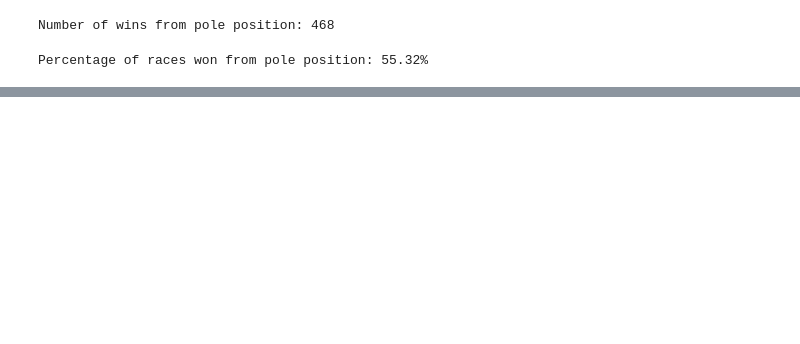
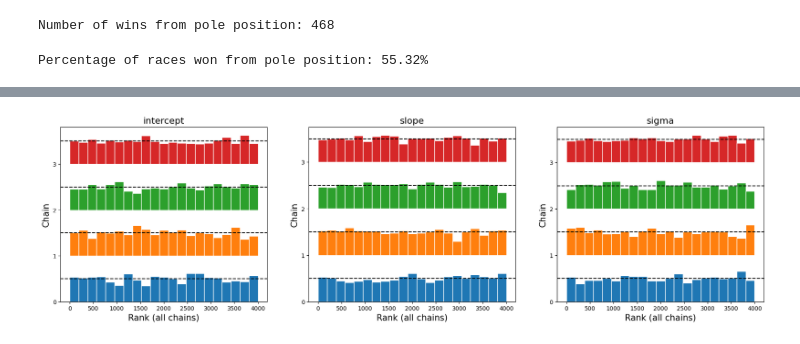
Before and after one commit to MacBeth-M/Grand-Prix-Geek, a Jupyter notebook: JupyterNotebooks/Pole Position: Bayesian Inference.ipynb, the cells around one changed output, grey strips where cells are left out. Drawn from its saved outputs; the diff is of its cells as text; code cells hidden in the pictures; blank space fills up the shorter version.

```diff
--- a/JupyterNotebooks/Pole Position: Bayesian Inference.ipynb
+++ b/JupyterNotebooks/Pole Position: Bayesian Inference.ipynb
@@ -88,0 +111,20 @@ plt.show()
+# %%
+# Linear Model with Normal likelihood
+with pm.Model() as linear_model:
+    # Priors
+    intercept = pm.Uniform('intercept', lower = 0, upper = 0.1)
+    slope = pm.Normal('slope', mu = 0, sigma = 10)
+    sigma = pm.Uniform('sigma', 0, 30)
+
+    # Data
+    x = pm.MutableData('x', grid['grid'])
+    y = pm.MutableData('y', grid['position'])
+
+    # Regression Mean (Linear Function)
+    mu = pm.Deterministic('mu', intercept + slope * x)
+
+    # Likelihood using Normal distribution
+    pm.Normal('likelihood', mu = mu, sigma = sigma, observed = y)
+
+    # Sampling
+    linear_trace = pm.sample(tune = 1000, draws = 1000, chains = 4)
@@ -88,0 +142,5 @@ plt.show()
+# %%
+az.plot_rank(linear_trace, var_names=['intercept', 'slope', 'sigma'])
+plt.show()
+# %% [output]
+[figure, added]
```
Also changed, not shown: parts of 9 cells of this notebook.
